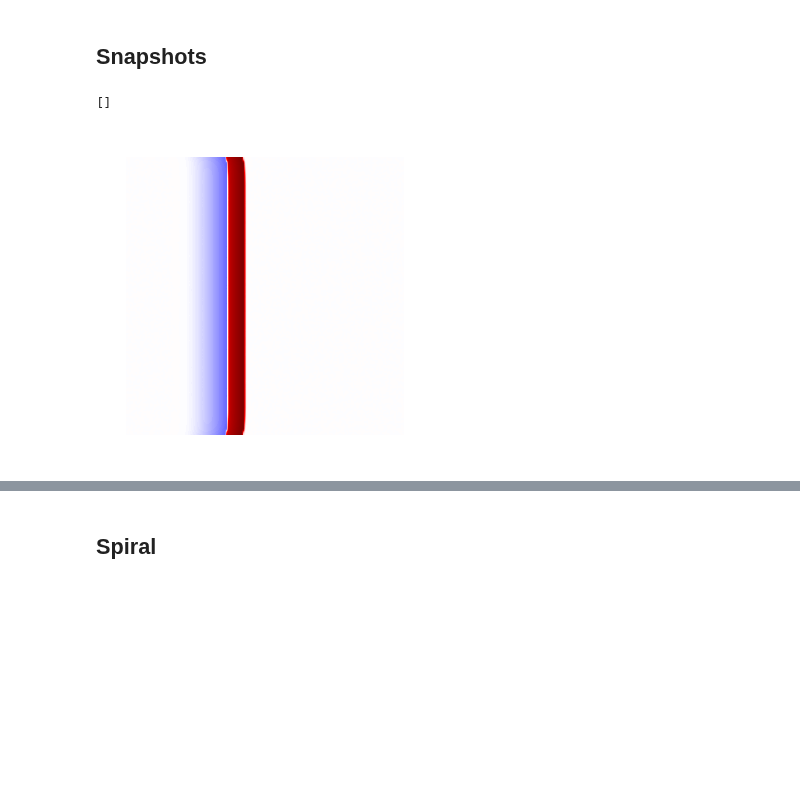
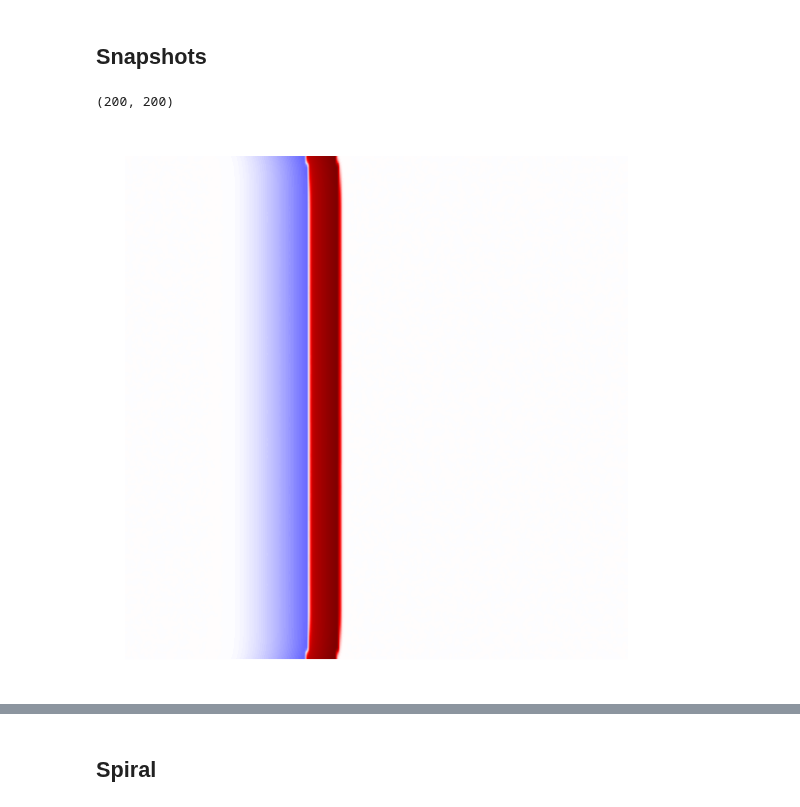
Before and after one commit to Priesemann-Group/perspective_heart_and_brain, a Jupyter notebook: notebooks_figures_paper/FHN_2D_diffusion_toyheart.ipynb, the cells around one changed output, grey strips where cells are left out. Cells and saved outputs as stored; diff of their text form; code cells hidden in the pictures; blank space fills up the shorter version.

```diff
--- a/notebooks_figures_paper/FHN_2D_diffusion_toyheart.ipynb
+++ b/notebooks_figures_paper/FHN_2D_diffusion_toyheart.ipynb
@@ -263,23 +263,28 @@ if os.path.isfile(filename_s):
         u_sol_health = pickle.load(f)
 else:
     raise ValueError("File not found")
+# %%
+print(u_sol_health.shape)
+# %% [output]
+(200, 200)
 # %%
-width_mm=24*mm
-fig, ax = plt.subplots( figsize=(width_mm,height), facecolor='none', dpi=300)
+width_mm = 45*mm
+height_mm =45*mm
+
+fig, ax = plt.subplots( figsize=(width_mm,height_mm), facecolor='none', dpi=300)
 plt.subplots_adjust(left=0.01, right=0.99, top=0.99, bottom=0.01)
 
 img = ax.imshow(u_sol_health, cmap="seismic", interpolation="bilinear", vmin=-np.max(np.abs(u_sol_health)), vmax=np.max(np.abs(u_sol_health)), aspect='auto', rasterized=True)
 ax.spines['left'].set_visible(False)
 ax.spines['bottom'].set_visible(False)
 ax.spines['right'].set_visible(False)
 ax.spines['top'].set_visible(False)
 
 ax.set_xticks([])  # Remove x-axis ticks
 ax.set_yticks([])
 fig.savefig(path_figures+'FHN_2D_diffusion_toyheart_p=0_snapshot.pdf', **savefig_args)
 # %% [output]
-[]
-[figure, old version]
+[figure, new version]
 # %%
 filename_s="./data/FHN_2D_diffusion/snapshot_p=0.5.gz"
 if os.path.isfile(filename_s):
```
Also changed, not shown: parts of 1 cell of this notebook, 2 other files.
